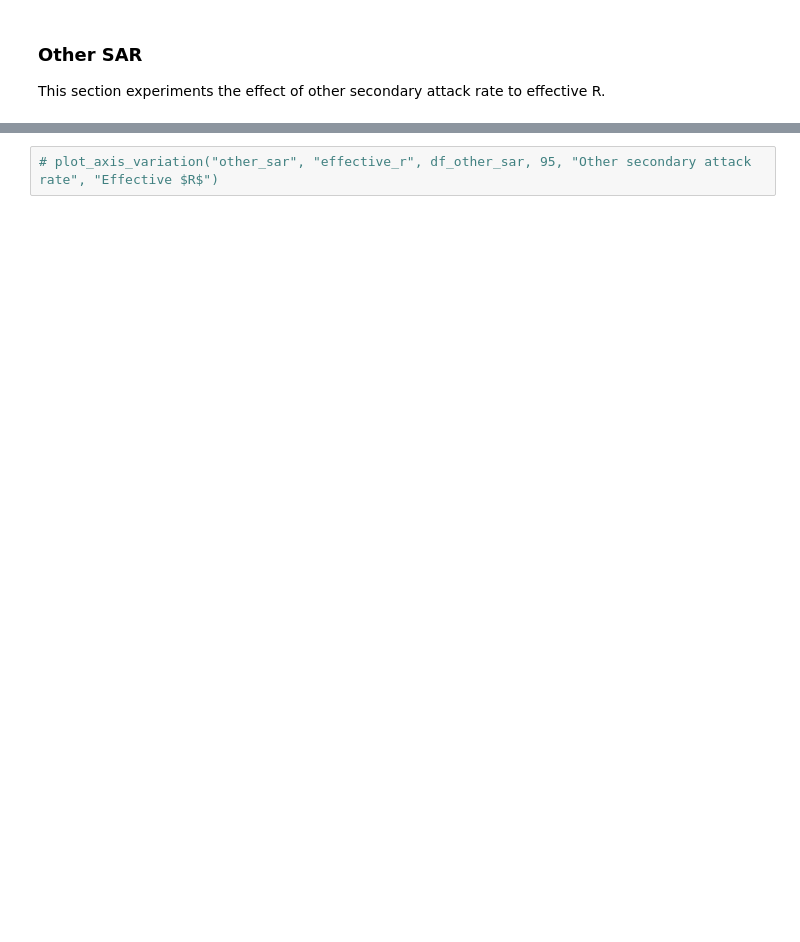
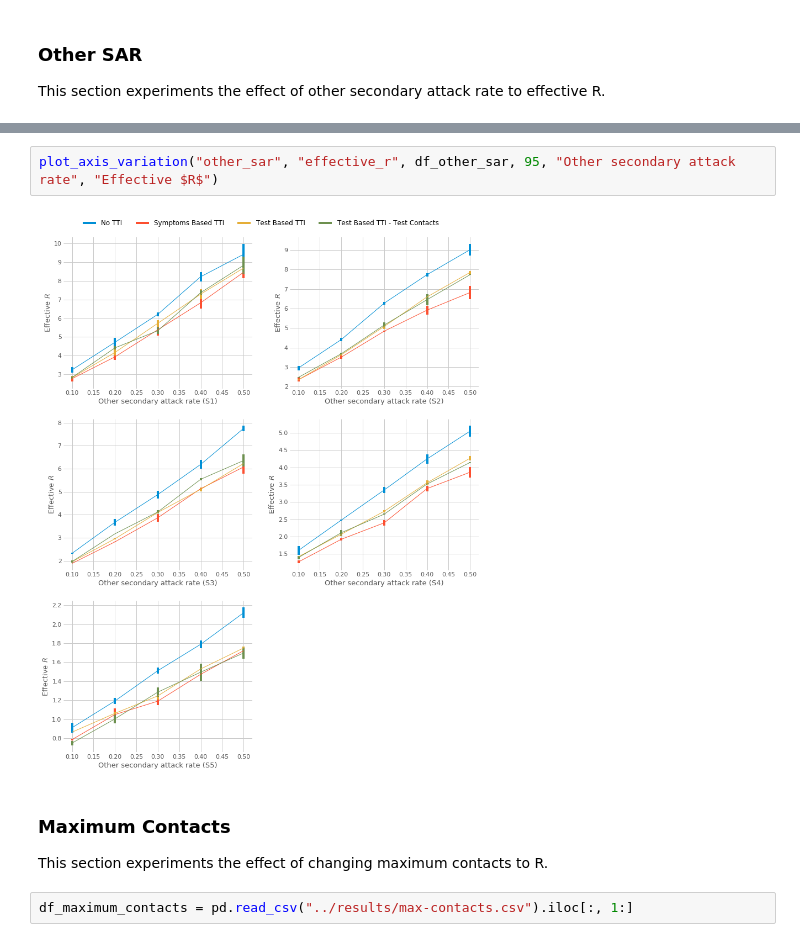
Before and after one commit to maleakhiw/gaussian-processes-tti-explorer, a Jupyter notebook: notebooks/sensitivity-analysis-nongp.ipynb, the cells around one changed output, grey strips where cells are left out. Drawn from its saved outputs; the diff is of its cells as text; blank space fills up the shorter version.

Commit message:
finish experimentation sensitivity analysis nongp

```diff
--- a/notebooks/sensitivity-analysis-nongp.ipynb
+++ b/notebooks/sensitivity-analysis-nongp.ipynb
@@ -279,2 +283,10 @@ This section experiments the effect of other secondary attack rate to effective
 # %%
-# plot_axis_variation("other_sar", "effective_r", df_other_sar, 95, "Other secondary attack rate", "Effective $R$")
+plot_axis_variation("other_sar", "effective_r", df_other_sar, 95, "Other secondary attack rate", "Effective $R$")
+# %% [output]
+[figure, added]
+# %% [markdown]
+### Maximum Contacts
+
+This section experiments the effect of changing maximum contacts to R.
+# %%
+df_maximum_contacts = pd.read_csv("../results/max-contacts.csv").iloc[:, 1:]
```
Also changed, not shown: parts of 6 cells of this notebook, 5 other files.
